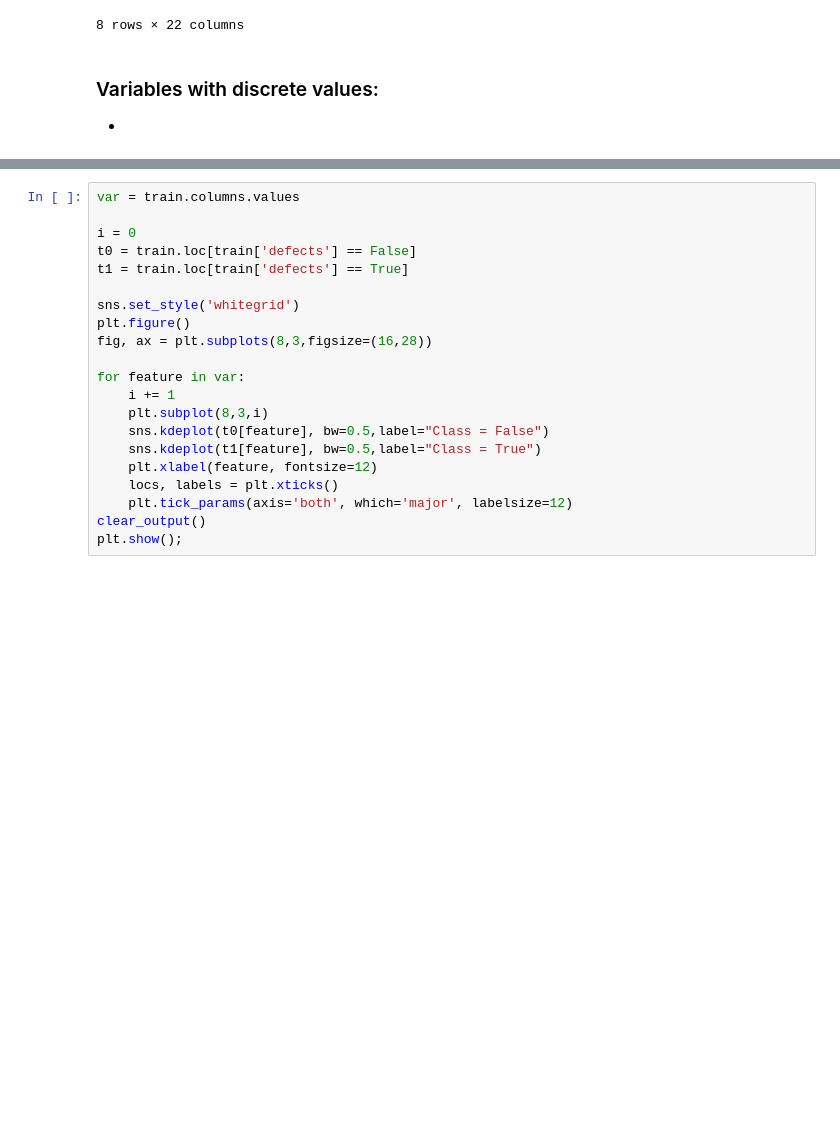
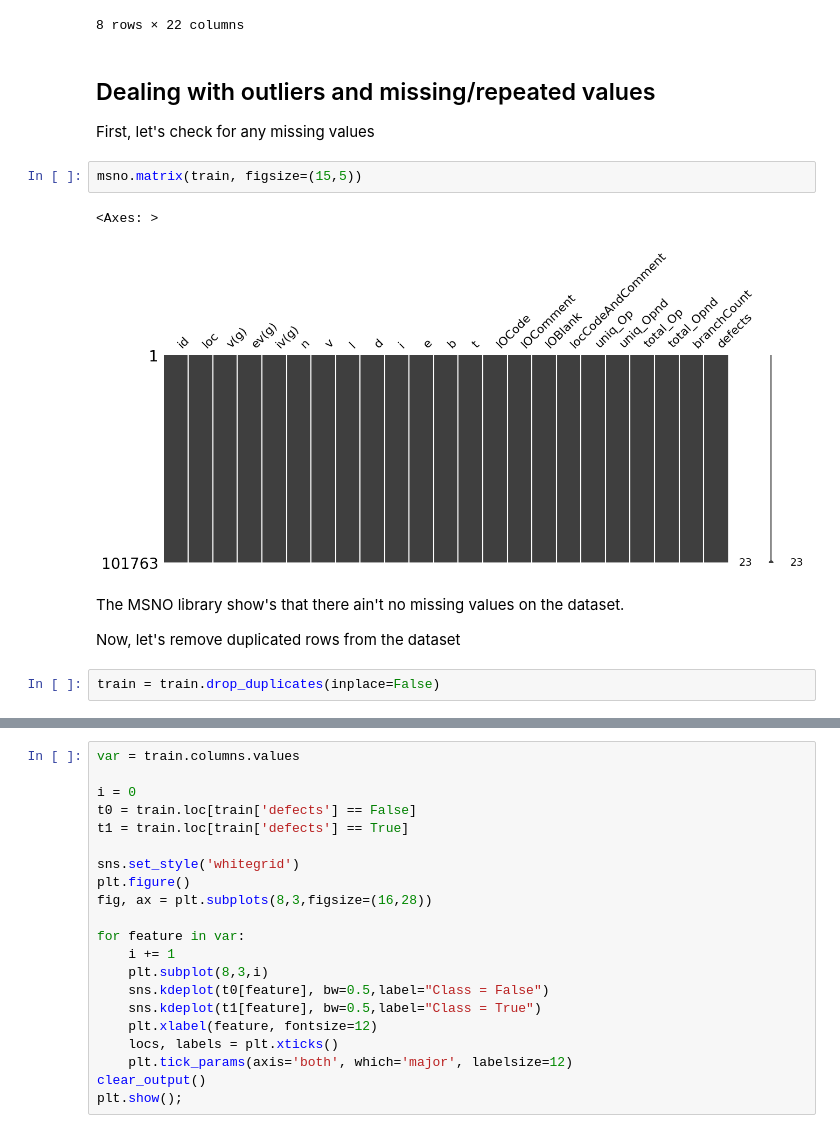
Before and after one commit to igordantasgf/Kaggle-Activities, a Jupyter notebook: Competitions/Binary Classification with a Software Defects Dataset/playground-notebook.ipynb, the cells around one changed output, grey strips where cells are left out. Cells and saved outputs as stored; diff of their text form; blank space fills up the shorter version.

```diff
--- a/Competitions/Binary Classification with a Software Defects Dataset/playground-notebook.ipynb
+++ b/Competitions/Binary Classification with a Software Defects Dataset/playground-notebook.ipynb
@@ -56,6 +56,17 @@ train.describe()
 | 75% | 76321.500000 | 42.000000 | 6.000000 | 3.000000 | 4.000000 | 111.000000 | 560.250000 | 0.150000 | 18.000000 | 34.340000 | ... | ... |
 | max | 101762.000000 | 3442.000000 | 404.000000 | 165.000000 | 402.000000 | 8441.000000 | 80843.080000 | 1.000000 | 418.200000 | 569.780000 | ... | ... |
 8 rows × 22 columns
-# %% [markdown]
-### Variables with discrete values:
--
+# %% [markdown]
+## Dealing with outliers and missing/repeated values
+First, let's check for any missing values
+# %%
+msno.matrix(train, figsize=(15,5))
+# %% [output]
+<Axes: >
+[figure, added]
+# %% [markdown]
+The MSNO library show's that there ain't no missing values on the dataset.
+
+Now, let's remove duplicated rows from the dataset
+# %%
+train = train.drop_duplicates(inplace=False)
```
Also changed, not shown: parts of 9 cells of this notebook.
